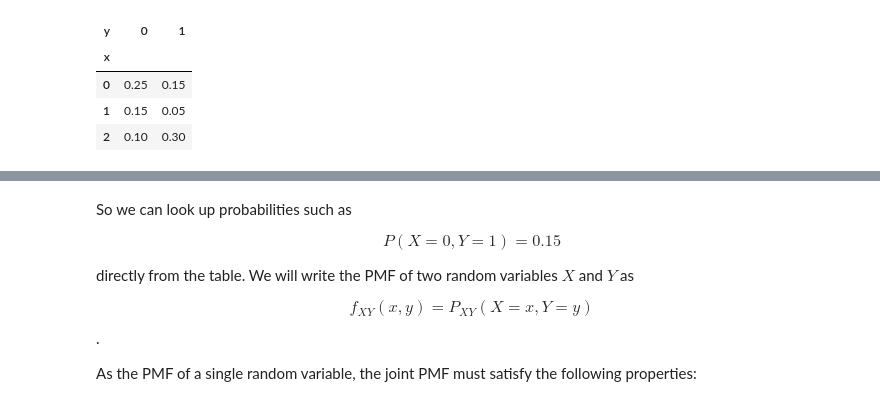
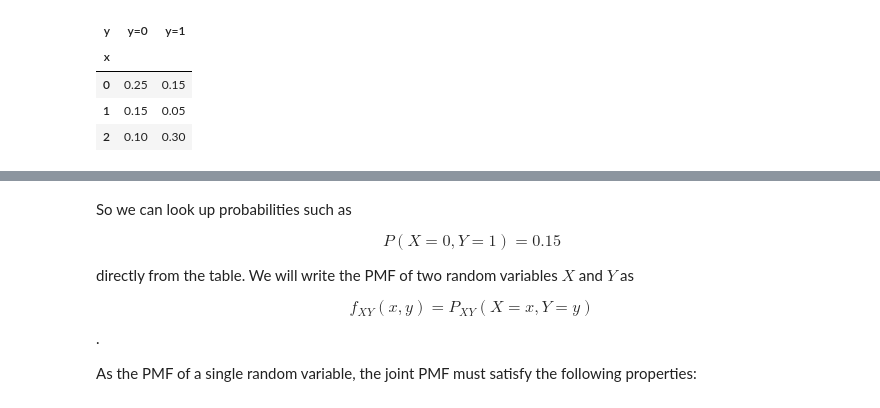
Before and after one commit to febse/stat2025, a Jupyter notebook: 08-Bi-variate-Discrete-Distributions.ipynb, the cells around one changed output, grey strips where cells are left out. Cells and saved outputs as stored; diff of their text form; code cells hidden in the pictures.

```diff
--- a/08-Bi-variate-Discrete-Distributions.ipynb
+++ b/08-Bi-variate-Discrete-Distributions.ipynb
@@ -13,20 +13,20 @@ For discrete distributions with a limited number of outcomes, we can represent t
 # %%
 import pandas as pd
 import numpy as np
 import matplotlib.pyplot as plt
 import itertools
 # Import a couple of csv files from github
 
 
 # Select specific columns
 pxy = pd.DataFrame(itertools.product([0, 1, 2], [0, 1]), columns=["x", "y"])
 pxy["p"] = [0.25, 0.15, 0.15, 0.05, 0.1, 0.3]
 
 
-pxy_table = pd.pivot_table(pxy, values='p', index='x', columns='y')
+pxy_table = pd.pivot_table(pxy, values='p', index='x', columns='y').add_prefix('y=')
 pxy_table
 # %% [output]
-| y | 0 | 1 |
+| y | y=0 | y=1 |
 | x |  |  |
 | 0 | 0.25 | 0.15 |
 | 1 | 0.15 | 0.05 |
```
Also changed, not shown: parts of 22 cells of this notebook.
